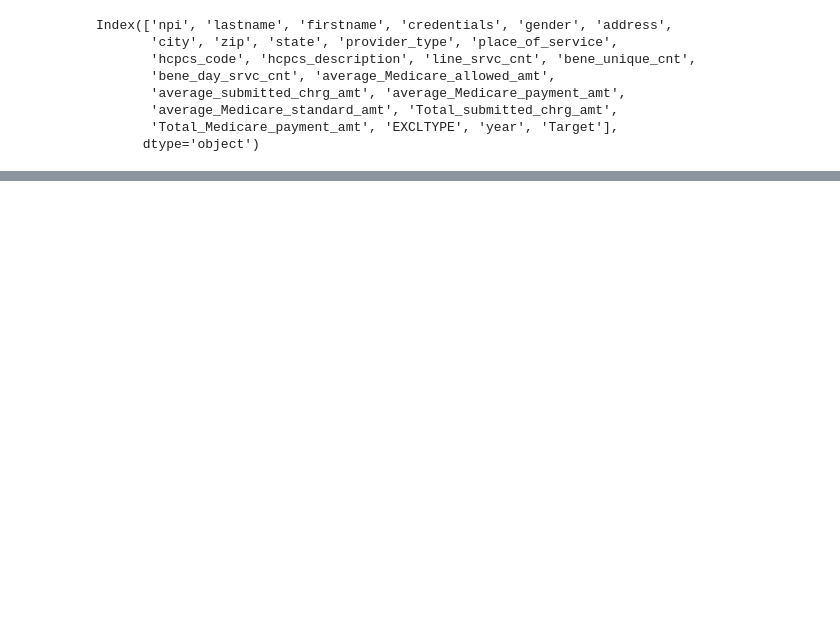
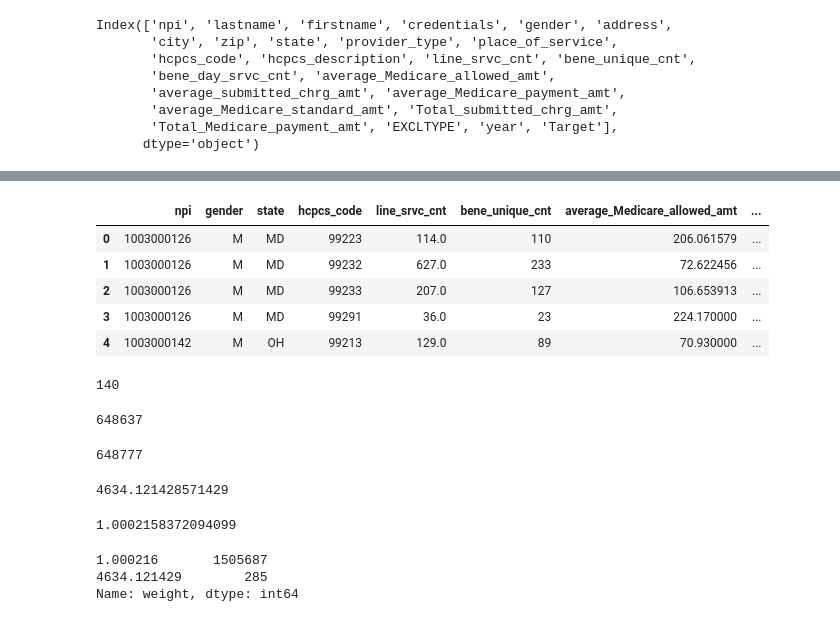
Before and after one commit to radsn/Medicare_anomaly_detection, a Jupyter notebook: kmeans_clustering.ipynb, the cells around one changed output, grey strips where cells are left out. Cells and saved outputs as stored; diff of their text form; code cells hidden in the pictures; blank space fills up the shorter version.

Commit message:
added weights

```diff
--- a/kmeans_clustering.ipynb
+++ b/kmeans_clustering.ipynb
@@ -31,0 +71,39 @@ df.head()
+# %%
+cols = ['XX','AA', 'AE','AP','AS','GU','MP','PR','VI','ZZ']
+len(cols)
+
+df1 = df1[~df1.state.isin(cols)]
+# %%
+df1.head()
+# %% [output]
+|  | npi | gender | state | hcpcs_code | line_srvc_cnt | bene_unique_cnt | average_Medicare_allowed_amt | ... |
+| 0 | 1003000126 | M | MD | 99223 | 114.0 | 110 | 206.061579 | ... |
+| 1 | 1003000126 | M | MD | 99232 | 627.0 | 233 | 72.622456 | ... |
+| 2 | 1003000126 | M | MD | 99233 | 207.0 | 127 | 106.653913 | ... |
+| 3 | 1003000126 | M | MD | 99291 | 36.0 | 23 | 224.170000 | ... |
+| 4 | 1003000142 | M | OH | 99213 | 129.0 | 89 | 70.930000 | ... |
+# %%
+# Excluded unique NPI
+ex_u = df1[df1.Target==1]['npi'].nunique()
+ex_u
+# %% [output]
+140
+# %%
+# Non-excluded unique NPI
+nex_u = df1[df1.Target==0]['npi'].nunique()
+nex_u
+# %% [output]
+648637
+# %%
+tot = ex_u + nex_u
+tot
+# %% [output]
+648777
+# %%
+1/(ex_u/tot)
+# %% [output]
+4634.121428571429
+# %%
+1/(nex_u/tot)
+# %% [output]
+1.0002158372094099
@@ -31,0 +112,6 @@ df.head()
+# %%
+df1.weight.value_counts()
+# %% [output]
+1.000216       1505687
+4634.121429        285
+Name: weight, dtype: int64
```
Also changed, not shown: parts of 22 cells of this notebook, 2 other files.
